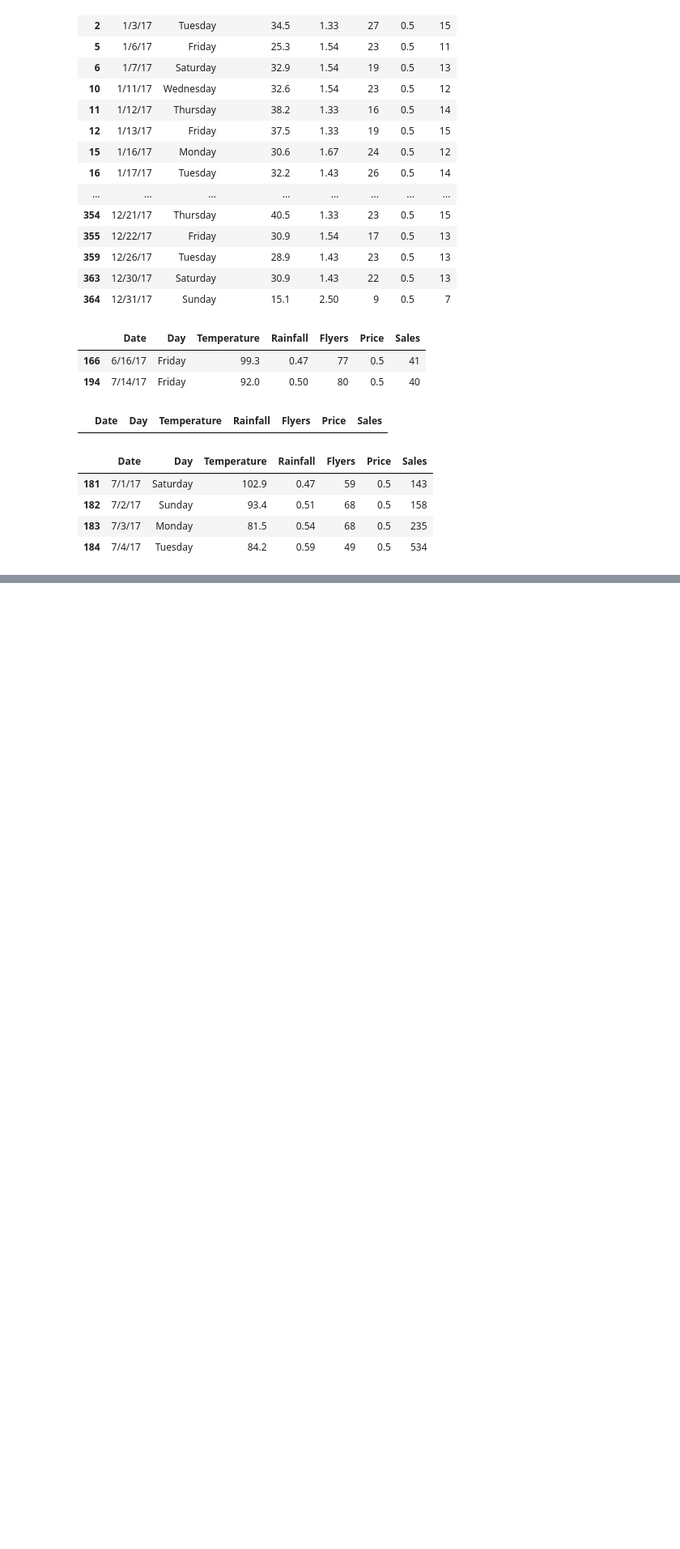
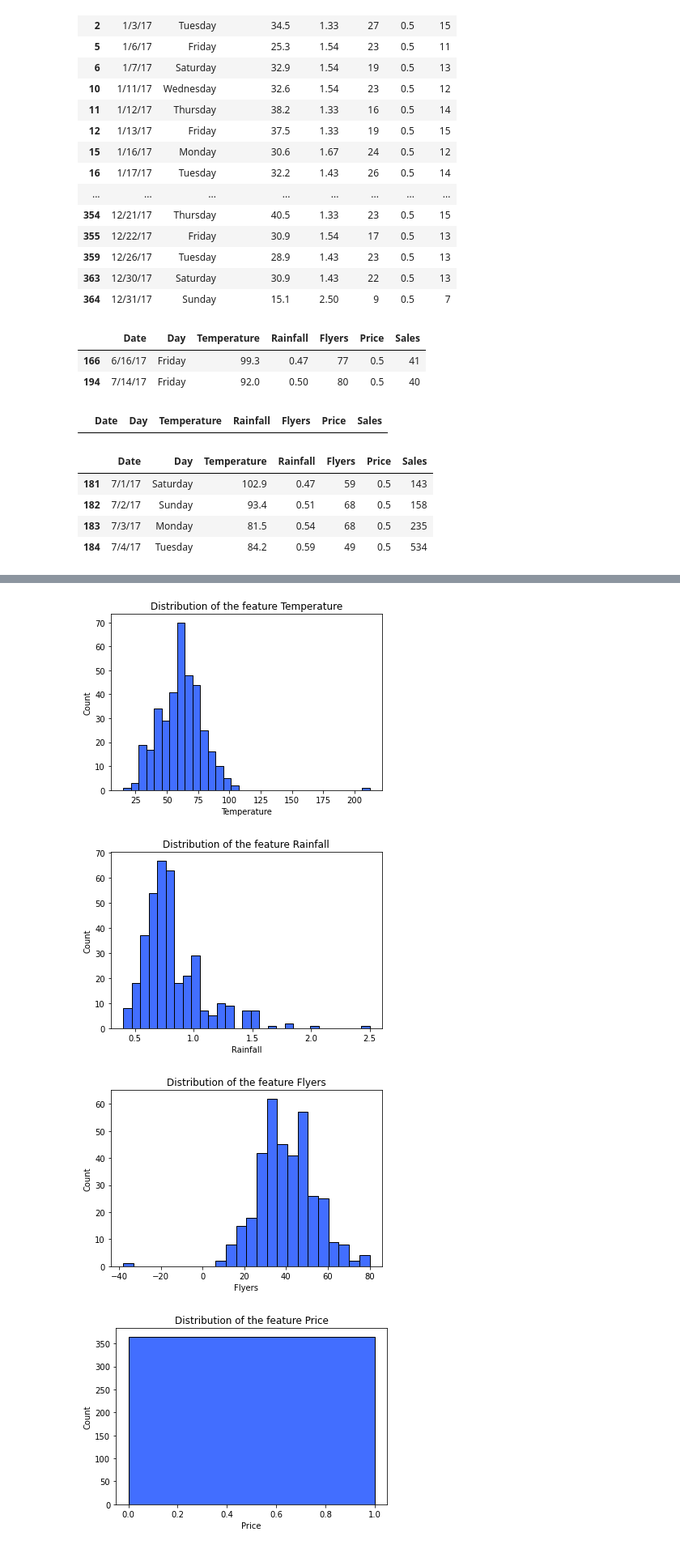
Before and after one commit to malachi-hale/anomaly-detection-exercises, a Jupyter notebook: continuous_probabilistic_methods.ipynb, the cells around one changed output, grey strips where cells are left out. Shown at 81% size. Cells and saved outputs as stored; diff of their text form; code cells hidden in the pictures; blank space fills up the shorter version.

```diff
--- a/continuous_probabilistic_methods.ipynb
+++ b/continuous_probabilistic_methods.ipynb
@@ -180,0 +187,6 @@ upper_outliers['Sales']
+# %%
+inner_lower_fence, inner_upper_fence = get_lower_and_upper_bounds(lemonade, 3)
+# %%
+lower_outliers = {}
+for col in lemonade.select_dtypes(np.number).columns:
+    lower_outliers[col] = pd.DataFrame(lemonade[lemonade[col] < inner_lower_fence[col]])
@@ -180,0 +223,4 @@ upper_outliers['Sales']
+# %%
+upper_outliers = {}
+for col in lemonade.select_dtypes(np.number).columns:
+    upper_outliers[col] = pd.DataFrame(lemonade[lemonade[col] > inner_upper_fence[col]])
@@ -180,0 +285,16 @@ upper_outliers['Sales']
+# %%
+sns.set_palette("bright")
+for col in lemonade.select_dtypes(np.number).columns:
+    figure = plt.figure
+    ax = plt.gca()
+    sns.histplot(lemonade[col])
+    ax.set_xlabel(col)
+    ax.set_ylabel("Count")
+    ax.set_title("Distribution of the feature {}".format(col))
+
+    plt.show()
+# %% [output]
+[figure, added]
+[figure, added]
+[figure, added]
+[figure, added]
```
Also changed, not shown: parts of 45 cells of this notebook.
